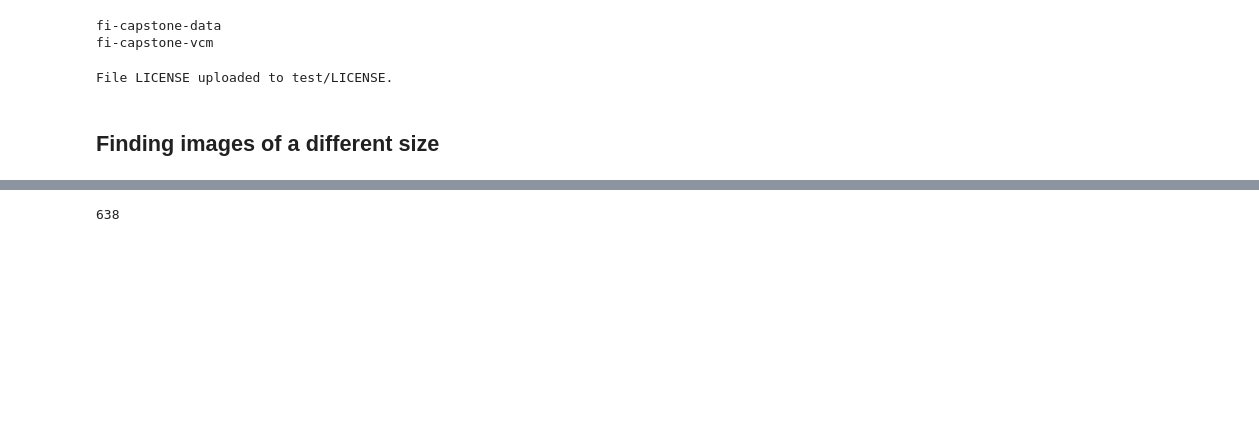
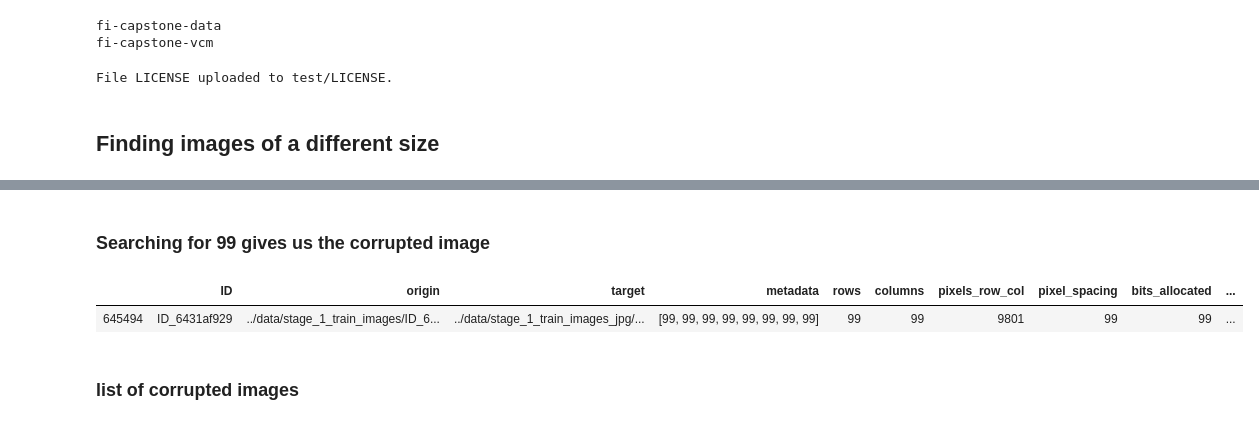
Before and after one commit to RumTumTum/capstone, a Jupyter notebook: dcm_exploration.ipynb, the cells around one changed output, grey strips where cells are left out. Drawn from its saved outputs; the diff is of its cells as text; code cells hidden in the pictures; blank space fills up the shorter version.

Commit message:
updated list of corrupted images to include the main problematic image

```diff
--- a/dcm_exploration.ipynb
+++ b/dcm_exploration.ipynb
@@ -270,3 +275,4 @@ temp_df.to_csv('data_staging/metadata_2.csv.gz',index=False)
 # %%
-image_list = pd.read_csv('data_staging/metadata.csv.gz')
-temp_df = image_list
+test = pd.read_csv('data_staging/metadata_2.csv.gz')
+# image_list = pd.read_csv('data_staging/metadata_2.csv.gz')
+# temp_df = image_list
@@ -281,6 +279,12 @@ temp_df[temp_df.ID.isin(import_data.corrupted_images())]
+# %% [markdown]
+### Searching for 99 gives us the corrupted image
+# %%
+
+temp_df[temp_df.rows_from_array == 99]
+# %% [output]
+|  | ID | origin | target | metadata | rows | columns | pixels_row_col | pixel_spacing | bits_allocated | ... |
+| 645494 | ID_6431af929 | ../data/stage_1_train_images/ID_6... | ../data/stage_1_train_images_jpg/... | [99, 99, 99, 99, 99, 99, 99, 99] | 99 | 99 | 9801 | 99 | 99 | ... |
 # %%
-# ds=pydicom.dcmread('../data/stage_1_train_images/ID_cec3997fa.dcm')
+# we can check it here
+ds = pydicom.dcmread('../data/stage_1_train_images/ID_6431af929.dcm') #ID_6431af929.dcm is the one that doesn't work
 # raw = ds.pixel_array
-# raw.shape[0]
-# %% [output]
-638
@@ -288,0 +291,2 @@ temp_df[temp_df.ID.isin(import_data.corrupted_images())]
+# %% [markdown]
+### list of corrupted images
```
Also changed, not shown: parts of 8 cells of this notebook, 2 other files.
